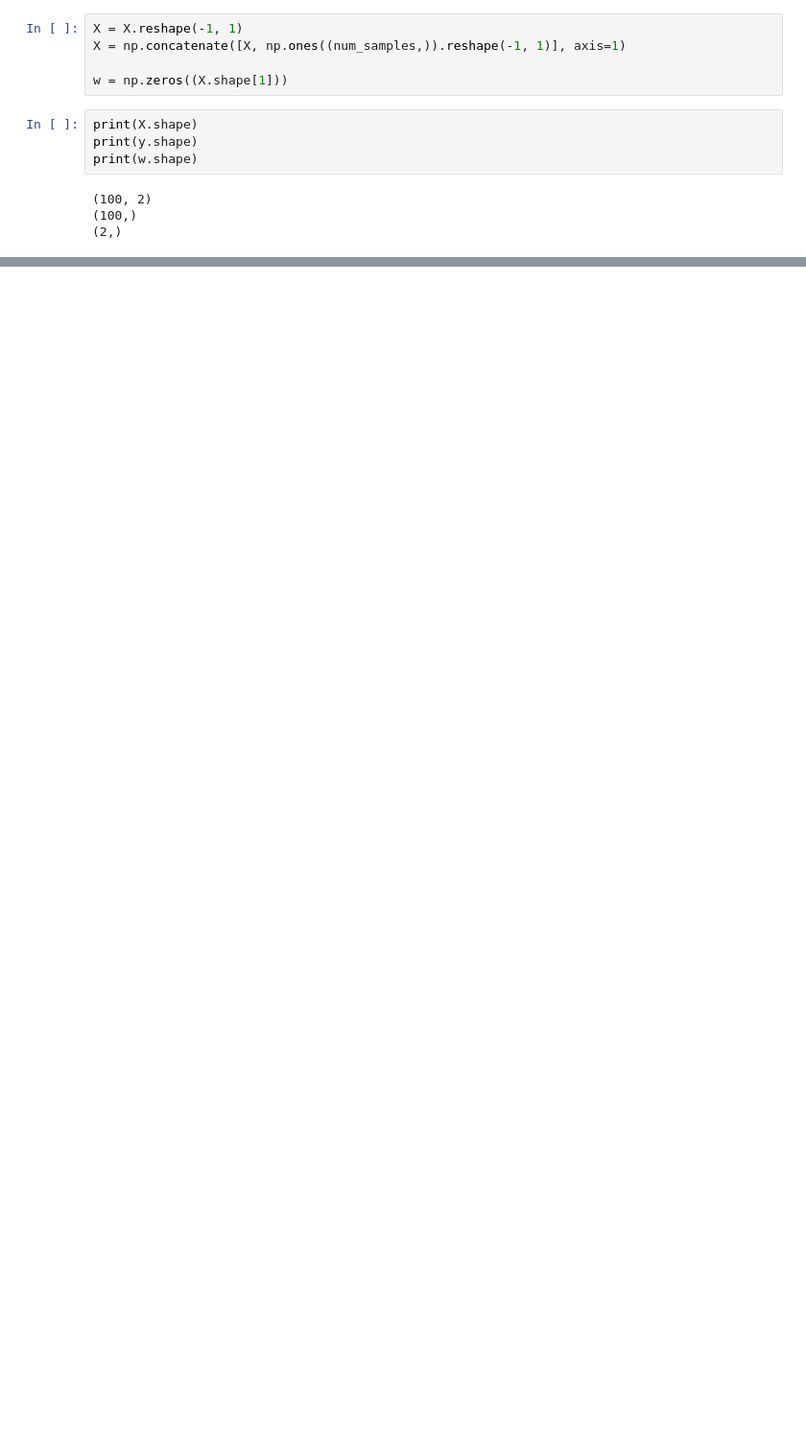
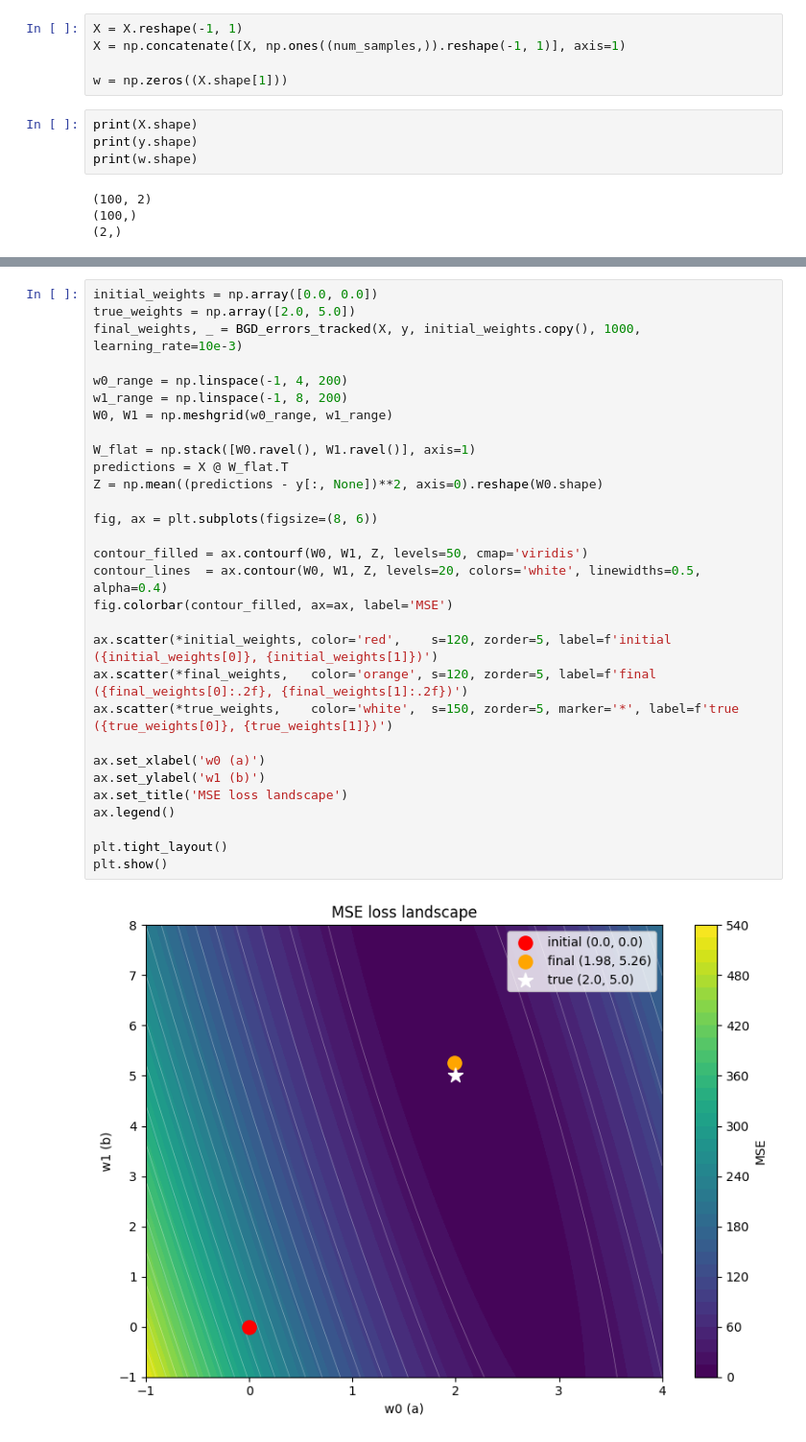
Before and after one commit to pawlowiczf/Stochastic-Methods-in-Machine-Learning, a Jupyter notebook: 01-sgd/lab.ipynb, the cells around one changed output, grey strips where cells are left out. Shown at 96% size. Cells and saved outputs as stored; diff of their text form; blank space fills up the shorter version.

```diff
--- a/01-sgd/lab.ipynb
+++ b/01-sgd/lab.ipynb
@@ -76,0 +176,32 @@ plt.show()
+# %%
+initial_weights = np.array([0.0, 0.0])
+true_weights = np.array([2.0, 5.0])
+final_weights, _ = BGD_errors_tracked(X, y, initial_weights.copy(), 1000, learning_rate=10e-3)
+
+w0_range = np.linspace(-1, 4, 200)
+w1_range = np.linspace(-1, 8, 200)
+W0, W1 = np.meshgrid(w0_range, w1_range)
+
+W_flat = np.stack([W0.ravel(), W1.ravel()], axis=1)
+predictions = X @ W_flat.T
+Z = np.mean((predictions - y[:, None])**2, axis=0).reshape(W0.shape)
+
+fig, ax = plt.subplots(figsize=(8, 6))
+
+contour_filled = ax.contourf(W0, W1, Z, levels=50, cmap='viridis')
+contour_lines  = ax.contour(W0, W1, Z, levels=20, colors='white', linewidths=0.5, alpha=0.4)
+fig.colorbar(contour_filled, ax=ax, label='MSE')
+
+ax.scatter(*initial_weights, color='red',    s=120, zorder=5, label=f'initial ({initial_weights[0]}, {initial_weights[1]})')
+ax.scatter(*final_weights,   color='orange', s=120, zorder=5, label=f'final ({final_weights[0]:.2f}, {final_weights[1]:.2f})')
+ax.scatter(*true_weights,    color='white',  s=150, zorder=5, marker='*', label=f'true ({true_weights[0]}, {true_weights[1]})')
+
+ax.set_xlabel('w0 (a)')
+ax.set_ylabel('w1 (b)')
+ax.set_title('MSE loss landscape')
+ax.legend()
+
+plt.tight_layout()
+plt.show()
+# %% [output]
+[figure, added]
```
Also changed, not shown: parts of 12 cells of this notebook, 1 other file.
